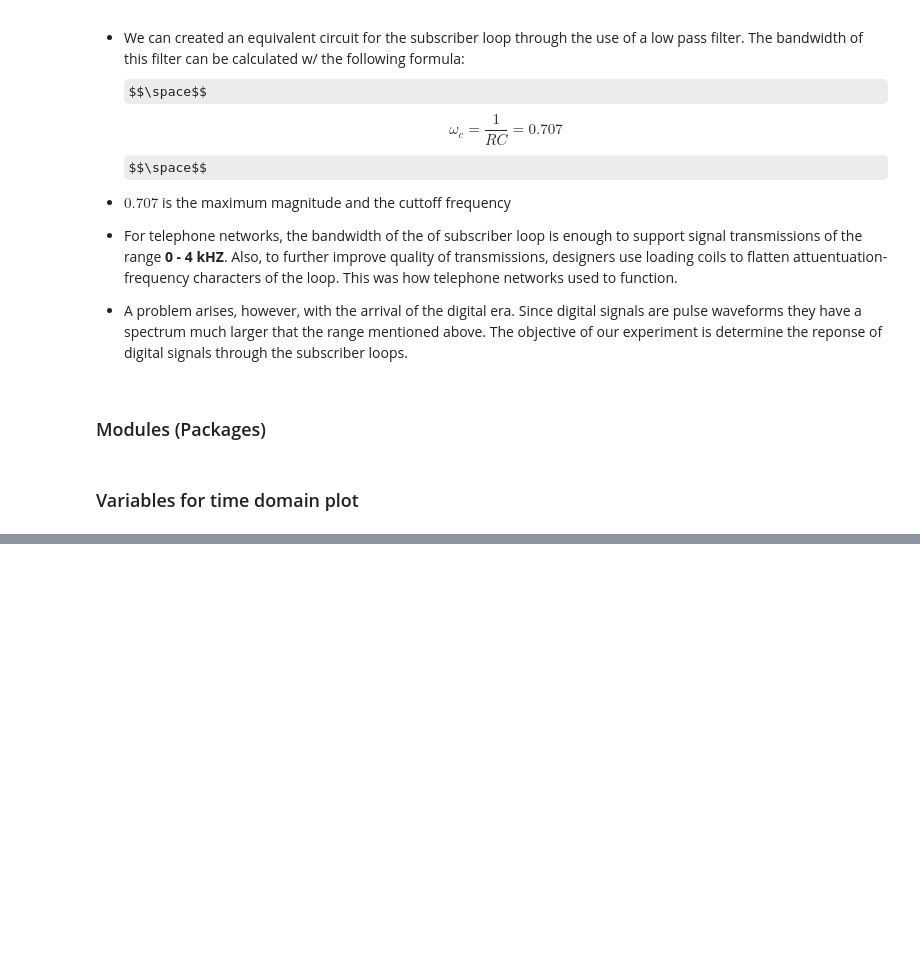
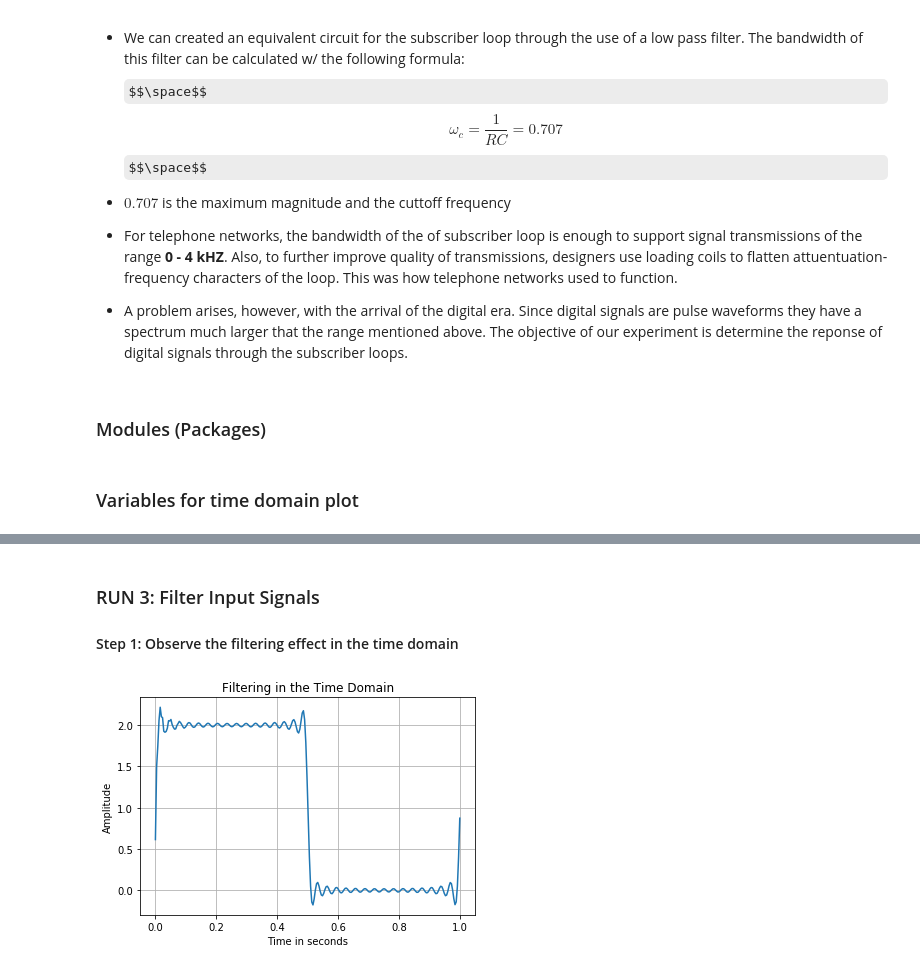
Before and after one commit to cbamedjonekou/cbamedjonekou.github.io, a Jupyter notebook: Labs/TCET 3102-E316 (Analog and Digital Communications)/TCET 3102-E316 (Analog and Digital Communications) Lab 3.ipynb, the cells around one changed output, grey strips where cells are left out. Saved outputs shown, nothing was run; the diff lists cells and outputs as text; code cells hidden in the pictures; some formulas as TeX source; blank space fills up the shorter version.

```diff
--- a/Labs/TCET 3102-E316 (Analog and Digital Communications)/TCET 3102-E316 (Analog and Digital Communications) Lab 3.ipynb
+++ b/Labs/TCET 3102-E316 (Analog and Digital Communications)/TCET 3102-E316 (Analog and Digital Communications) Lab 3.ipynb
@@ -161,0 +144,13 @@ array([2.02527815, 2.025854  , 2.02642873, 2.02700233, 2.02757482,
+# %% [markdown]
+### RUN 3: Filter Input Signals
+
+#### Step 1: Observe the filtering effect in the time domain
+# %%
+sf_ = lfilter(b, a, ffs(n))
+plt.plot(t, sf_)
+plt.xlabel('Time in seconds')
+plt.ylabel('Amplitude')
+plt.title('Filtering in the Time Domain')
+plt.grid()
+# %% [output]
+[figure, added]
```
Also changed, not shown: parts of 47 cells of this notebook, 9 other files.
